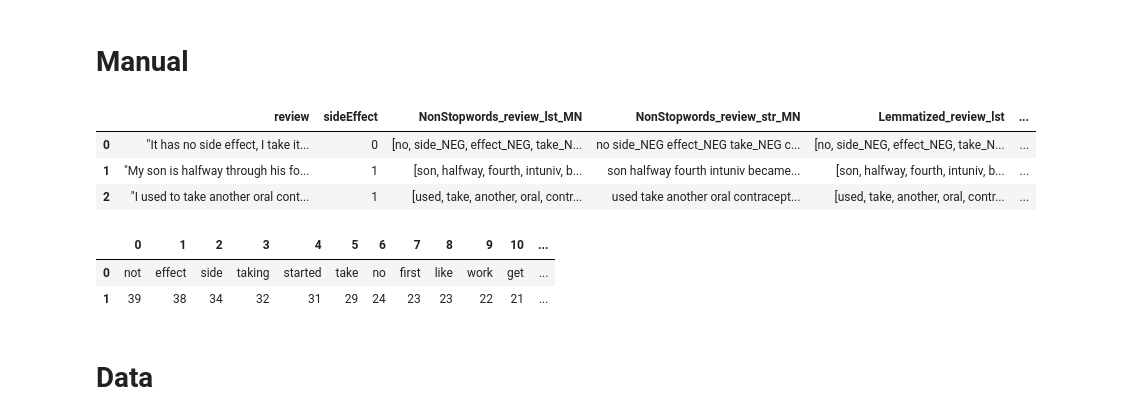
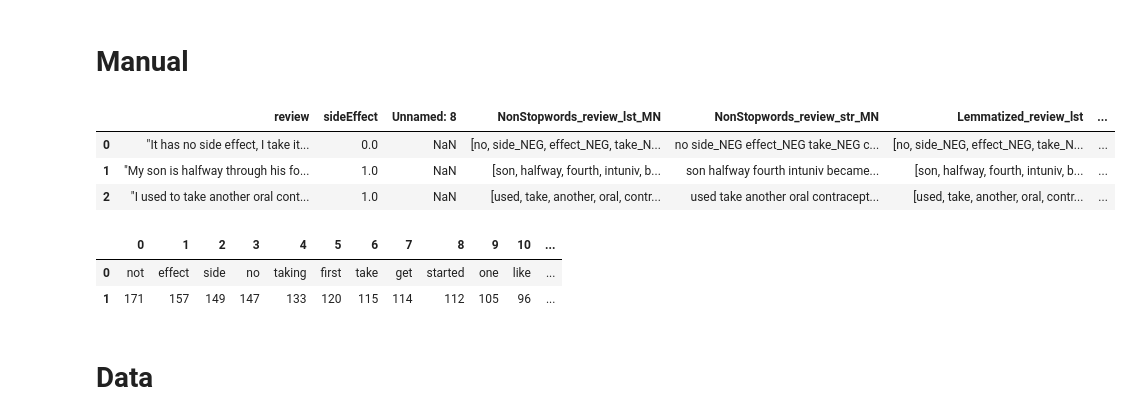
Before and after one commit to hendahmke/adverse_drug_reactions, a Jupyter notebook: notebooks/Friday_TF_IDF___Latent_Dirichlet_allocation_.ipynb, the cells around one changed output. Cells and saved outputs as stored; diff of their text form; code cells hidden in the pictures.

```diff
--- a/notebooks/Adverse_Drug_Events_TF_IDF_Latent_Dirichlet_allocation_.ipynb
+++ b/notebooks/Friday_TF_IDF___Latent_Dirichlet_allocation_.ipynb
@@ -137,48 +139,48 @@ def print_topics(model, vectorizer):
 # %%
 # manual = pd.read_csv('manually_labelled_data.csv')
 
-manual = pd.read_csv("/content/drive/MyDrive/Data/manually_labelled_data.csv")
+manual = pd.read_csv("/content/drive/MyDrive/Data/adr_labelled_data.csv")
 
 manual = manual.drop(["uniqueID", "drugName", "condition", "date", "rating", "usefulCount"], axis = 1)
 
 manual["clean_review"] = manual["review"].apply(punctuation)
 manual['clean_review'] = manual.clean_review.apply(remove_numbers)
 manual['clean_review_lst'] = manual.clean_review.apply(to_list)
 
 manual["NonStopwords_review_lst"] = manual.clean_review.apply(remove_stopwords)
 manual["NonStopwords_review_str"] = manual.NonStopwords_review_lst.apply(to_string)
 
 manual["NonStopwords_review_lst_MN"] = manual.clean_review.apply(m_negation)
 manual["NonStopwords_review_str_MN"] = manual.NonStopwords_review_lst_MN.apply(to_string)
 
 manual["Lemmatized_review_lst"] = manual.NonStopwords_review_lst_MN.apply(lemmatize_review)
 manual["Lemmatized_review_str"] = manual.Lemmatized_review_lst.apply(to_string)
 
 manual["Lemmatized_review_list"] = manual.NonStopwords_review_lst.apply(lemmatize_review)
 manual["Lemmatized_review"] = manual.Lemmatized_review_list.apply(to_string)
 manual["Lemmatized_review_list"] = manual.Lemmatized_review.apply(remove_stopwords)
 manual["Lemmatized_review"] = manual.Lemmatized_review_list.apply(to_string)
 
 manual["words_count"] = manual.Lemmatized_review_list.apply(count_words)
 
 X = manual["Lemmatized_review_str"]
 
 y = manual["sideEffect"]
 
 manual = manual.drop(["clean_review", "clean_review_lst", "NonStopwords_review_lst", "NonStopwords_review_str"], axis = 1)
 
 manual.head(3)
 # %% [output]
-|  | review | sideEffect | NonStopwords_review_lst_MN | NonStopwords_review_str_MN | Lemmatized_review_lst | ... |
-| 0 | "It has no side effect, I take it... | 0 | [no, side_NEG, effect_NEG, take_N... | no side_NEG effect_NEG take_NEG c... | [no, side_NEG, effect_NEG, take_N... | ... |
-| 1 | "My son is halfway through his fo... | 1 | [son, halfway, fourth, intuniv, b... | son halfway fourth intuniv became... | [son, halfway, fourth, intuniv, b... | ... |
-| 2 | "I used to take another oral cont... | 1 | [used, take, another, oral, contr... | used take another oral contracept... | [used, take, another, oral, contr... | ... |
+|  | review | sideEffect | Unnamed: 8 | NonStopwords_review_lst_MN | NonStopwords_review_str_MN | Lemmatized_review_lst | ... |
+| 0 | "It has no side effect, I take it... | 0.0 | NaN | [no, side_NEG, effect_NEG, take_N... | no side_NEG effect_NEG take_NEG c... | [no, side_NEG, effect_NEG, take_N... | ... |
+| 1 | "My son is halfway through his fo... | 1.0 | NaN | [son, halfway, fourth, intuniv, b... | son halfway fourth intuniv became... | [son, halfway, fourth, intuniv, b... | ... |
+| 2 | "I used to take another oral cont... | 1.0 | NaN | [used, take, another, oral, contr... | used take another oral contracept... | [used, take, another, oral, contr... | ... |
 # %%
 total_count(manual["words_count"])
 # %% [output]
 |  | 0 | 1 | 2 | 3 | 4 | 5 | 6 | 7 | 8 | 9 | 10 | ... |
-| 0 | not | effect | side | taking | started | take | no | first | like | work | get | ... |
-| 1 | 39 | 38 | 34 | 32 | 31 | 29 | 24 | 23 | 23 | 22 | 21 | ... |
+| 0 | not | effect | side | no | taking | first | take | get | started | one | like | ... |
+| 1 | 171 | 157 | 149 | 147 | 133 | 120 | 115 | 114 | 112 | 105 | 96 | ... |
 # %% [markdown]
 # Data
 # %%
```
Also changed, not shown: parts of 24 cells of this notebook, 1 other file.
